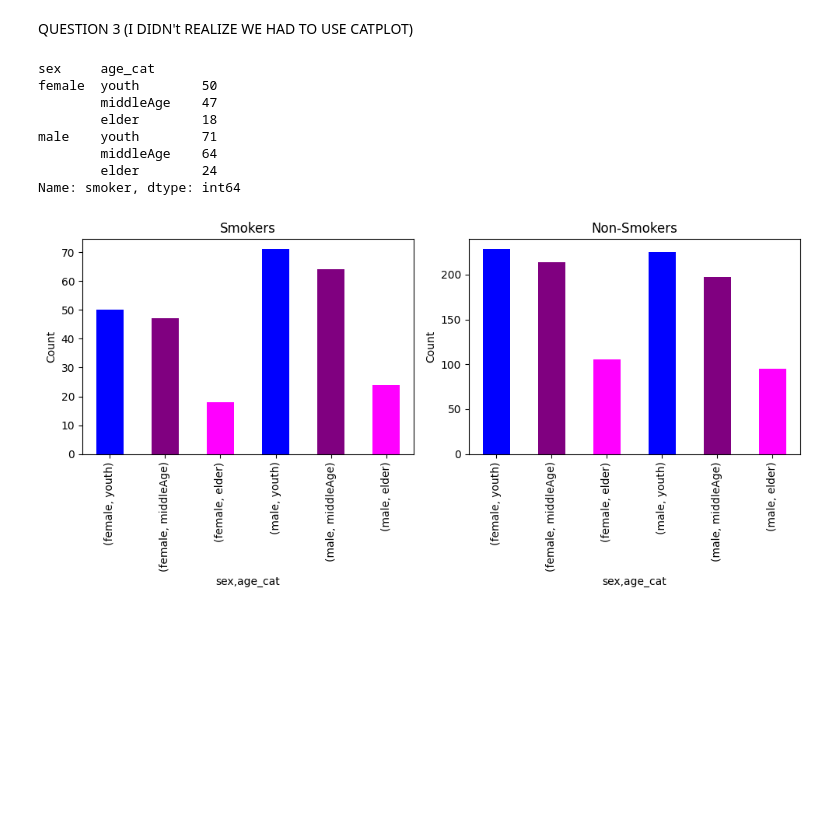
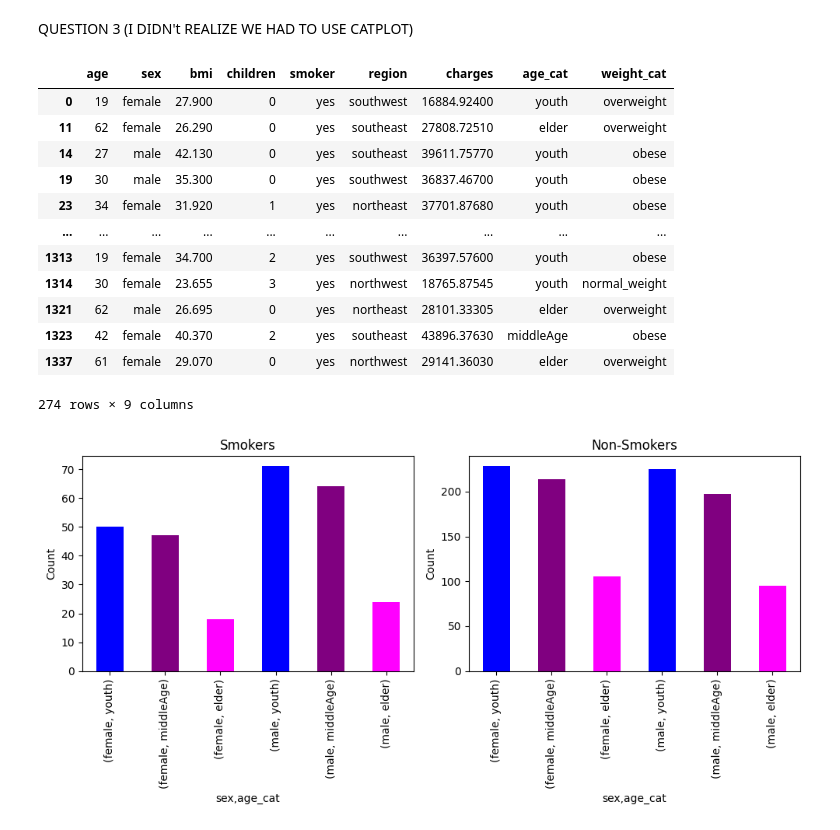
Before and after one commit to MannyDev/AU_32_DataVisualization, a Jupyter notebook: ManuelSalgueiro_110021200_PythonPlots.ipynb, the cells around one changed output. Drawn from its saved outputs; the diff is of its cells as text; code cells hidden in the pictures; blank space fills up the shorter version.

```diff
--- a/ManuelSalgueiro_110021200_PythonPlots.ipynb
+++ b/ManuelSalgueiro_110021200_PythonPlots.ipynb
@@ -149,16 +149,21 @@ QUESTION 3 (I DIDN't REALIZE WE HAD TO USE CATPLOT)
 # %%
 smokerYes = data[data['smoker'] == 'yes']
 revenue_by_date_customer = smokerYes.groupby(['sex', 'age_cat'])['smoker'].count()
-revenue_by_date_customer
+smokerYes
 # %% [output]
+|  | age | sex | bmi | children | smoker | region | charges | age_cat | weight_cat |
+| 0 | 19 | female | 27.900 | 0 | yes | southwest | 16884.92400 | youth | overweight |
+| 11 | 62 | female | 26.290 | 0 | yes | southeast | 27808.72510 | elder | overweight |
+| 14 | 27 | male | 42.130 | 0 | yes | southeast | 39611.75770 | youth | obese |
+| 19 | 30 | male | 35.300 | 0 | yes | southwest | 36837.46700 | youth | obese |
+| 23 | 34 | female | 31.920 | 1 | yes | northeast | 37701.87680 | youth | obese |
+| ... | ... | ... | ... | ... | ... | ... | ... | ... | ... |
+| 1313 | 19 | female | 34.700 | 2 | yes | southwest | 36397.57600 | youth | obese |
+| 1314 | 30 | female | 23.655 | 3 | yes | northwest | 18765.87545 | youth | normal_weight |
+| 1321 | 62 | male | 26.695 | 0 | yes | northeast | 28101.33305 | elder | overweight |
+| 1323 | 42 | female | 40.370 | 2 | yes | southeast | 43896.37630 | middleAge | obese |
+| 1337 | 61 | female | 29.070 | 0 | yes | northwest | 29141.36030 | elder | overweight |
-sex     age_cat
-female  youth        50
-        middleAge    47
-        elder        18
-male    youth        71
-        middleAge    64
-        elder        24
-Name: smoker, dtype: int64
+274 rows × 9 columns
 # %%
 smokerYes = data[data['smoker'] == 'yes']
 smokerNo = data[data['smoker'] == 'no']
```
Also changed, not shown: parts of 1 cell of this notebook, 6 other files.
